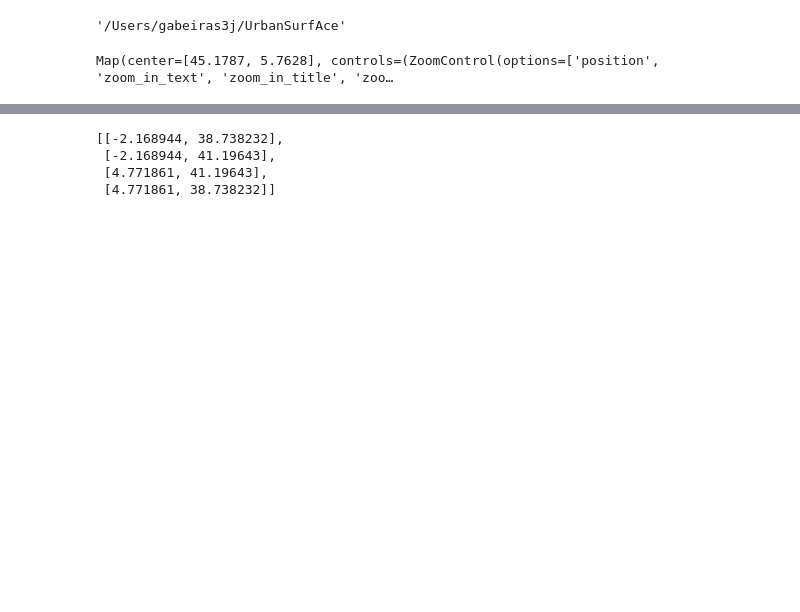
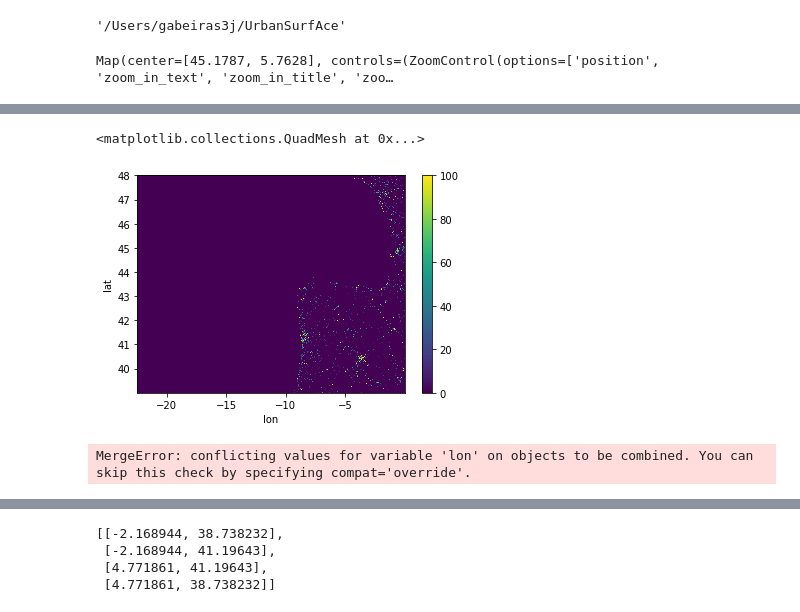
Before and after one commit to jacobogabeiraspenas/wrfup, a Jupyter notebook: Untitled6.ipynb, the cells around one changed output, grey strips where cells are left out. Saved outputs shown, nothing was run; the diff lists cells and outputs as text; code cells hidden in the pictures; blank space fills up the shorter version.

Commit message:
add calculate urban fraction and add to geo_em

```diff
--- a/Untitled6.ipynb
+++ b/Untitled6.ipynb
@@ -25,0 +53,38 @@ NameError: name 'zipfile' is not defined
+# %%
+import xarray as xr
+import rasterio
+
+def open_tiff_as_xarray(tiff_path):
+    """
+    Opens a TIFF file at the specified path and returns it as an xarray DataArray.
+
+    Parameters:
+    - tiff_path: str, path to the TIFF file.
+
+    Returns:
+    - xarray.DataArray representing the raster data.
+    """
+    with rasterio.open(tiff_path) as src:
+        # Read the raster data along with its metadata
+        data = src.read()
+        # Get the spatial coordinates (transform) and other metadata
+        transform = src.transform
+        # Optionally, you can extract additional metadata (e.g., CRS) from src if needed
+
+    # Convert the raster data to an xarray DataArray
+    # Adjust the dims and coords according to your specific needs
+    da = xr.DataArray(data, dims=("band", "lat", "lon"),
+                      coords={"lon": ("lon", np.arange(data.shape[2])),
+                              "lat": ("lat", np.arange(data.shape[1]))})
+
+    # Apply the spatial transform to adjust coordinates
+    # Note: This is a simplified example; consider the CRS and any other geospatial attributes necessary for your application
+    da.coords["lon"] = (da.coords["lon"] * transform[0]) + transform[2]
+    da.coords["lat"] = (da.coords["lat"] * transform[4]) + transform[5]
+
+    return da
+# %%
+# Example usage
+tiff_path = imap.saved_urban_fraction_tiles[0]
+xarray_data = open_tiff_as_xarray(tiff_path)
+print(xarray_data)
@@ -25,0 +104,5 @@ NameError: name 'zipfile' is not defined
+# %%
+xarray_data.plot()
+# %% [output]
+<matplotlib.collections.QuadMesh at 0x...>
+[figure, added]
@@ -25,0 +167,10 @@ NameError: name 'zipfile' is not defined
+# %%
+# Example usage
+tiff_paths = ['Urban_Fraction_Tiles/04_07_zoom4_urban_fraction_100m_int8.tif',
+'Urban_Fraction_Tiles/04_08_zoom4_urban_fraction_100m_int8.tif',
+'Urban_Fraction_Tiles/05_07_zoom4_urban_fraction_100m_int8.tif',
+'Urban_Fraction_Tiles/05_08_zoom4_urban_fraction_100m_int8.tif',]
+merged_data = merge_tiffs(tiff_paths)
+print(merged_data)
+# %% [output]
+MergeError: conflicting values for variable 'lon' on objects to be combined. You can skip this check by specifying compat='override'.
```
Also changed, not shown: parts of 70 cells of this notebook, 1 other file.
